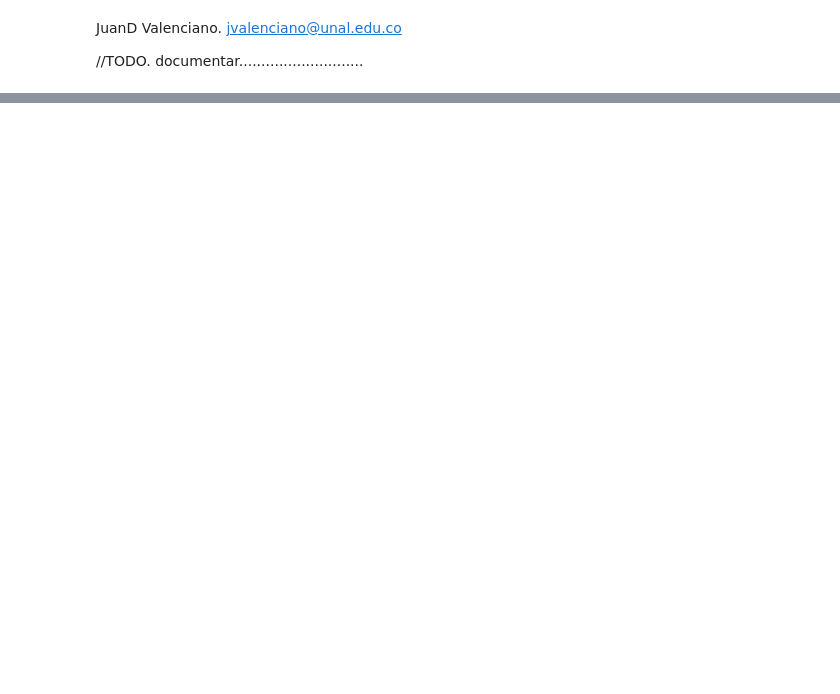
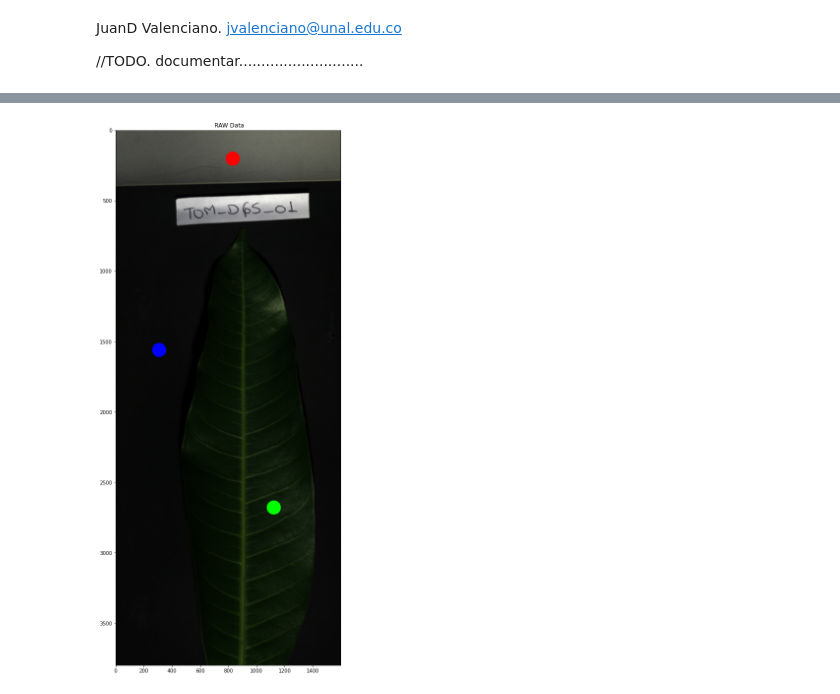
Before and after one commit to JuanDValenciano/HyperspectralTools_Multi, a Jupyter notebook: Python/JupyterNotebook/Untitled.ipynb, the cells around one changed output, grey strips where cells are left out. Saved outputs shown, nothing was run; the diff lists cells and outputs as text; code cells hidden in the pictures; blank space fills up the shorter version.

```diff
--- a/Python/JupyterNotebook/Untitled.ipynb
+++ b/Python/JupyterNotebook/Untitled.ipynb
@@ -71,0 +498,43 @@ class UnsupportedPlatform(Exception):
+# %%
+################################################################
+img_selection = 1
+DataRAW       = diseased_group_sample_1[img_selection]
+################################################################
+# %%
+#print('Lenght Sample_1: ' + str(len(diseased_group_sample_1)))
+#print('--------------------------------------------------------------------------------------------------------------------')
+#print(diseased_group_sample_1)
+
+img_selection = 1
+
+#Plot Scena.
+#RGB with CalibrationPoin and MASK
+N_ROWS  = DataRAW.nrows
+N_COLS  = DataRAW.ncols
+N_BANDS = 3 #?????
+
+dataRGB = np.zeros(( N_ROWS, N_COLS, N_BANDS), dtype=np.float32)
+dataRGB = get_rgb(DataRAW)
+
+dataRGB_uint8_t = rescale_intensity( dataRGB, out_range=(0, 255)).astype(np.uint8).copy()
+
+# creating a rectangle
+#         Col, Row
+X1 = ( int(831), int(204))
+Y1 = ( int(831), int(204))
+
+X2 = ( int(1122), int(2680))
+Y2 = ( int(1122), int(2680))
+
+X3 = ( int(308), int(1562))
+Y3 = ( int(308), int(1562))
+
+cv2.rectangle(dataRGB_uint8_t, X1, Y1, (255, 0, 0), 100)
+cv2.rectangle(dataRGB_uint8_t, X2, Y2, (0, 255, 0), 100)
+cv2.rectangle(dataRGB_uint8_t, X3, Y3, (0, 0, 255), 100)
+
+plt.figure(figsize=(30,20))
+plt.imshow(dataRGB_uint8_t), plt.title(' RAW Data')
+plt.show()
+# %% [output]
+[figure, added]
```
Also changed, not shown: parts of 5 cells of this notebook.
